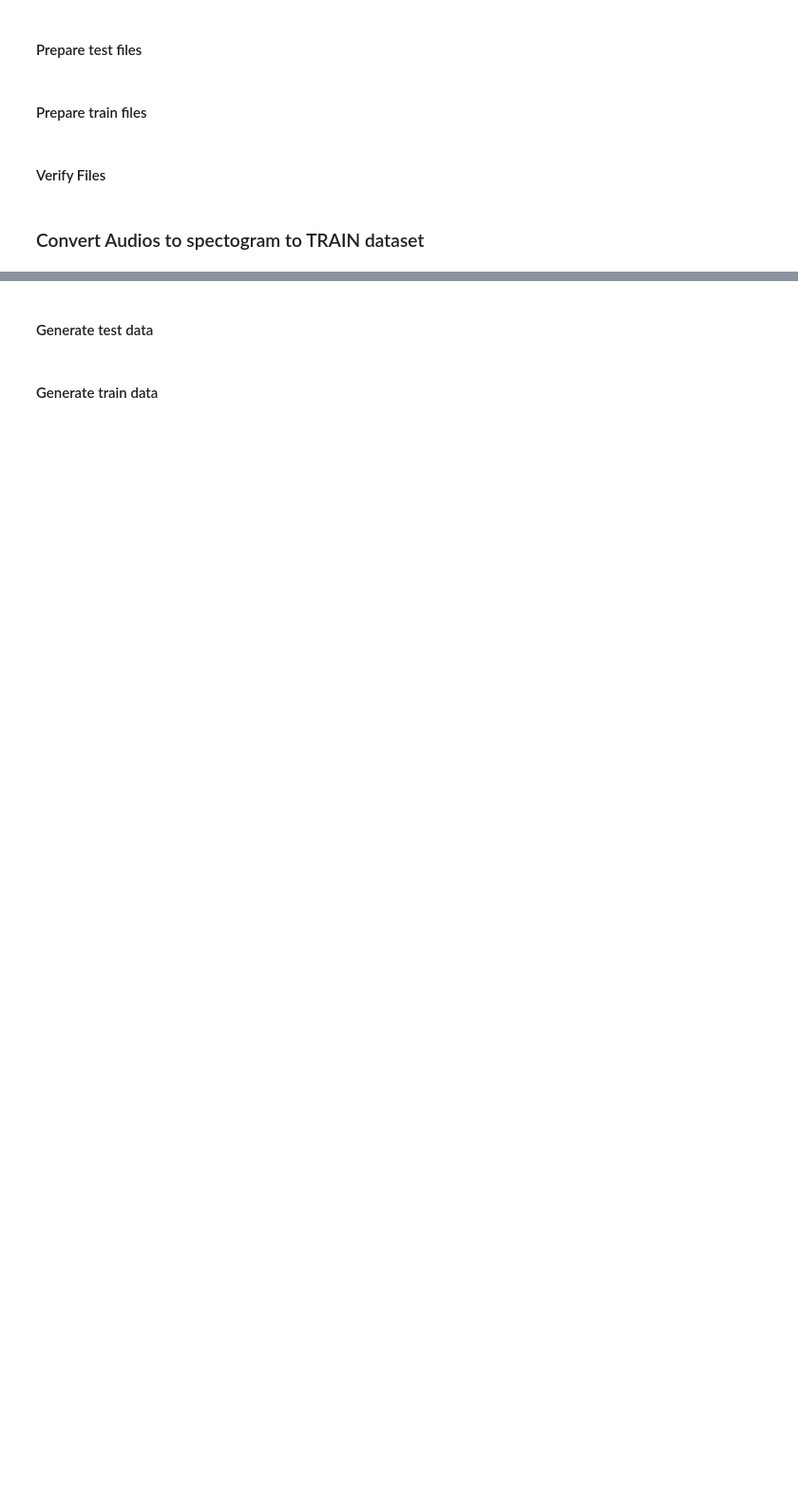
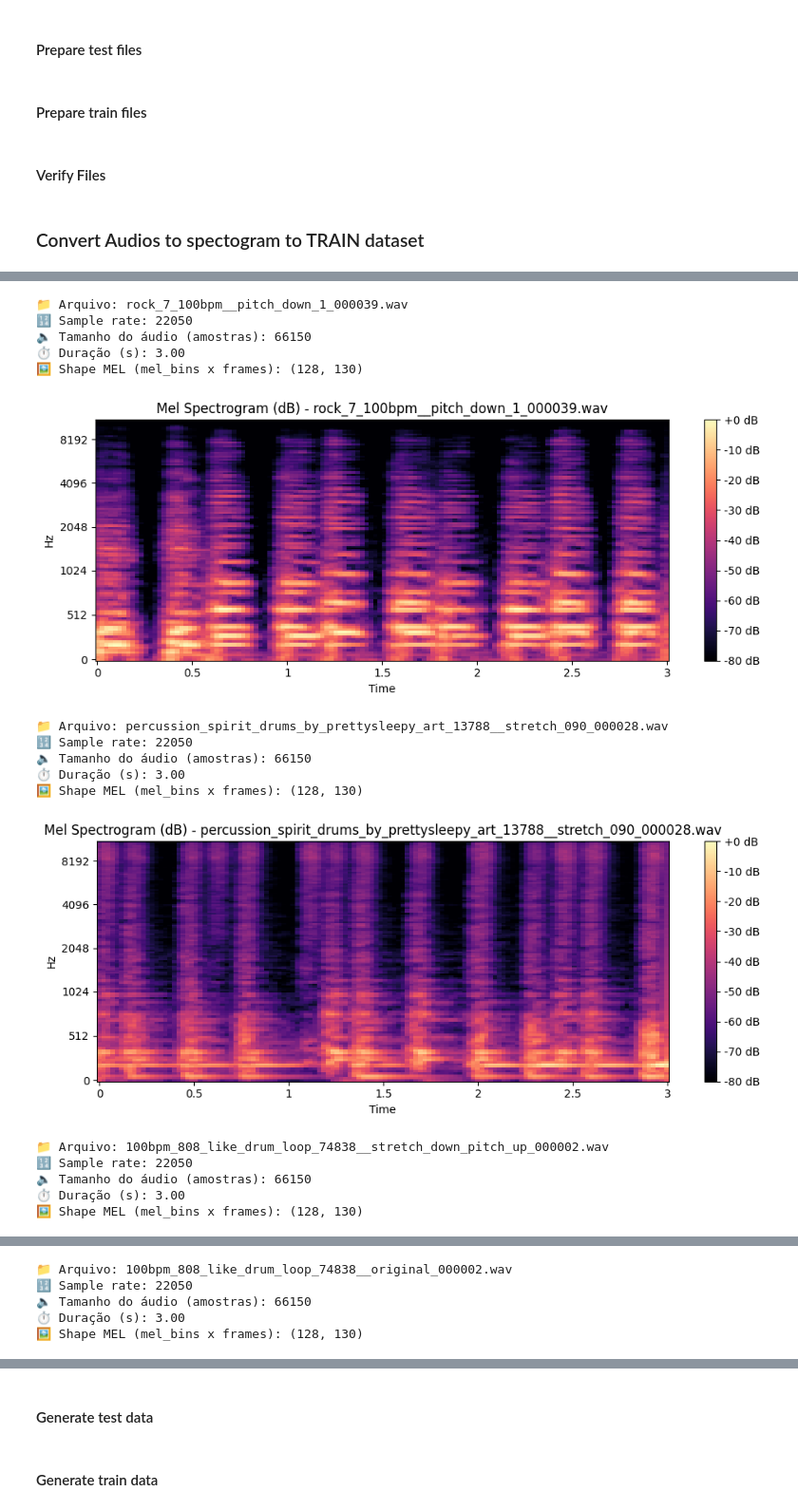
Before and after one commit to rcalabro/senac-pos-ia-rn-musical-instruments, a Jupyter notebook: notebooks/data-prep.ipynb, the cells around one changed output, grey strips where cells are left out. Shown at 95% size. Drawn from its saved outputs; the diff is of its cells as text; code cells hidden in the pictures; blank space fills up the shorter version.

```diff
--- a/notebooks/data-prep.ipynb
+++ b/notebooks/data-prep.ipynb
@@ -611,5 +645,5 @@ print(f" - PREPARED_TRAINING_TEST_AUDIOS_DIR: {PREPARED_TRAINING_TEST_AUDIOS_DIR
 # %%
-idx = [4355,4356]
+idx = [4355,1000,50,1 , 5000]
 
 # 🎚️ Parâmetros do Mel Spectrogram
 SAMPLE_RATE = 22050
@@ -618,30 +652,48 @@ HOP_LENGTH = 512
 N_FFT = 2048
 
 df_test_prepared = pd.read_csv(PREPARED_TRAINING_TEST_CSV_PATH)
 
 for i in idx:
     file_row = df_test_prepared.iloc[i]
     filename = file_row["filename"]
     file_path = PREPARED_TRAINING_TEST_AUDIOS_DIR / filename
 
     # 🎧 Carrega o áudio
     y, sr = librosa.load(file_path, sr=SAMPLE_RATE)
 
     print(f"📁 Arquivo: {filename}")
     print(f"🔢 Sample rate: {sr}")
     print(f"🔈 Tamanho do áudio (amostras): {len(y)}")
     print(f"⏱️ Duração (s): {len(y) / sr:.2f}")
 
     # 🎼 Mel Spectrogram → dB
     mel_spec = librosa.feature.melspectrogram(y=y, sr=sr, n_fft=N_FFT, hop_length=HOP_LENGTH, n_mels=N_MELS)
     mel_spec_db = librosa.power_to_db(mel_spec, ref=np.max)
 
     print(f"🖼️ Shape MEL (mel_bins x frames): {mel_spec_db.shape}")
 
     # 📊 Plota o espectrograma
     plt.figure(figsize=(10, 4))
     librosa.display.specshow(mel_spec_db, sr=sr, hop_length=HOP_LENGTH, x_axis='time', y_axis='mel')
     plt.colorbar(format='%+2.0f dB')
     plt.title(f'Mel Spectrogram (dB) - {filename}')
     plt.tight_layout()
     plt.show()
+# %% [output]
+📁 Arquivo: rock_7_100bpm__pitch_down_1_000039.wav
+🔢 Sample rate: 22050
+🔈 Tamanho do áudio (amostras): 66150
+⏱️ Duração (s): 3.00
+🖼️ Shape MEL (mel_bins x frames): (128, 130)
+[figure, added]
+📁 Arquivo: percussion_spirit_drums_by_prettysleepy_art_13788__stretch_090_000028.wav
+🔢 Sample rate: 22050
+🔈 Tamanho do áudio (amostras): 66150
+⏱️ Duração (s): 3.00
+🖼️ Shape MEL (mel_bins x frames): (128, 130)
+[figure, added]
+📁 Arquivo: 100bpm_808_like_drum_loop_74838__stretch_down_pitch_up_000002.wav
+🔢 Sample rate: 22050
+🔈 Tamanho do áudio (amostras): 66150
+⏱️ Duração (s): 3.00
+🖼️ Shape MEL (mel_bins x frames): (128, 130)
@@ -647,0 +701,5 @@ for i in idx:
+📁 Arquivo: 100bpm_808_like_drum_loop_74838__original_000002.wav
+🔢 Sample rate: 22050
+🔈 Tamanho do áudio (amostras): 66150
+⏱️ Duração (s): 3.00
+🖼️ Shape MEL (mel_bins x frames): (128, 130)
```
Also changed, not shown: parts of 6 cells of this notebook, 1 other file.
